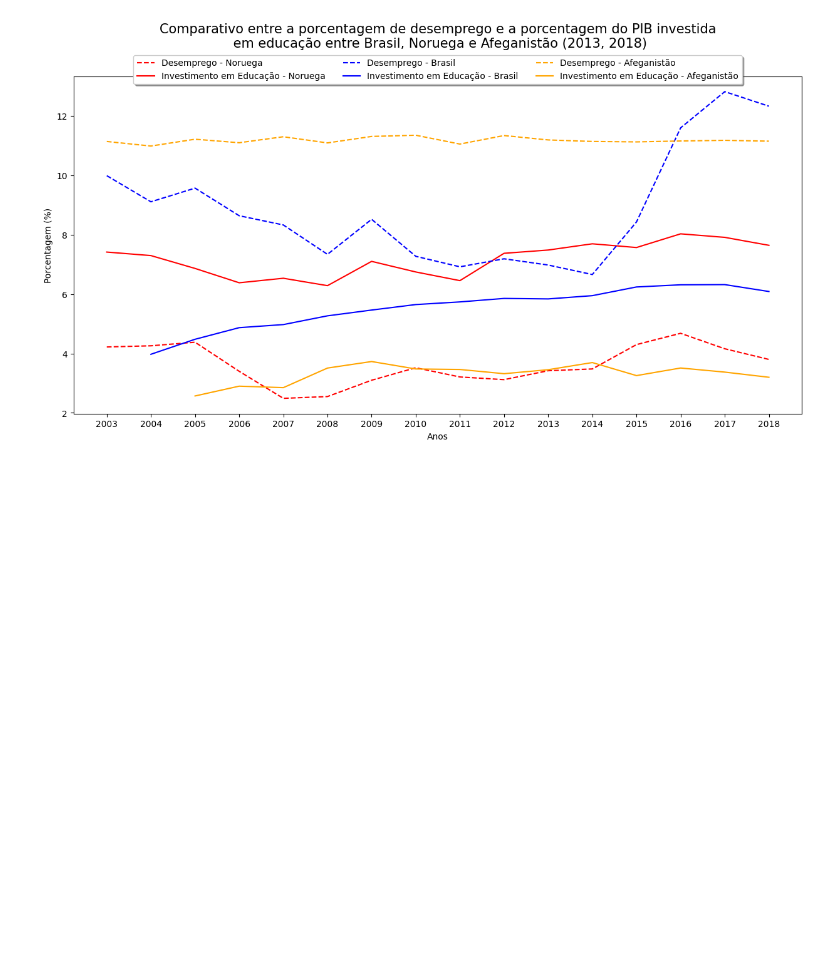
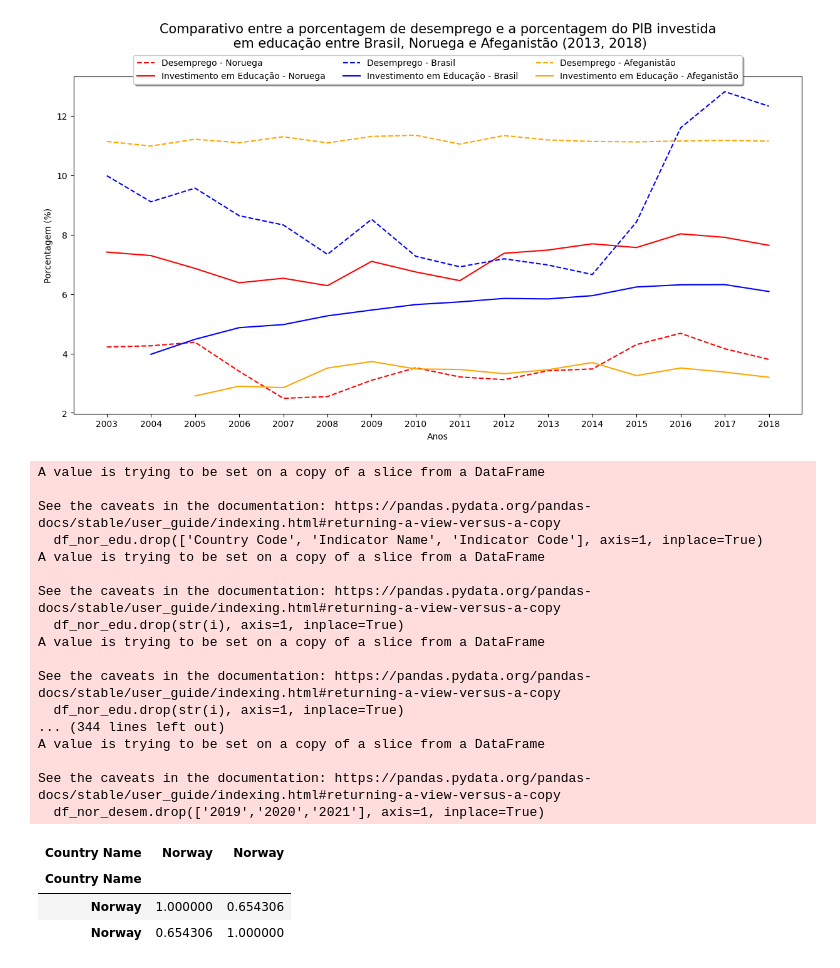
Before and after one commit to alessitomas/c.dadosAPS, a Jupyter notebook: aps2.ipynb, the cells around one changed output. Saved outputs shown, nothing was run; the diff lists cells and outputs as text; code cells hidden in the pictures; blank space fills up the shorter version.

```diff
--- a/aps2.ipynb
+++ b/aps2.ipynb
@@ -86,3 +86,54 @@ plt.xticks(range(2003, 2019))
 plt.show()
 # %% [output]
 [figure]
+# %%
+# norway
+df_nor_edu = df_edu[df_edu['Country Name'] == 'Norway']
+
+df_nor_edu.drop(['Country Code', 'Indicator Name', 'Indicator Code'], axis=1, inplace=True)
+for i in range(1960, 2003):
+    df_nor_edu.drop(str(i), axis=1, inplace=True)
+df_nor_edu.drop(['2019','2020','2021'], axis=1, inplace=True)
+df_nor_edu = df_nor_edu.set_index('Country Name')
+df_nor_edu = df_nor_edu.transpose()
+
+
+
+
+df_nor_desem = df_desem[df_desem['Country Name'] == 'Norway']
+df_nor_desem.drop(['Country Code', 'Indicator Name', 'Indicator Code'], axis=1, inplace=True)
+for i in range(1960, 2003):
+    df_nor_desem.drop(str(i), axis=1, inplace=True)
+df_nor_desem.drop(['2019','2020','2021'], axis=1, inplace=True)
+df_nor_desem = df_nor_desem.set_index('Country Name')
+df_nor_desem = df_nor_desem.transpose()
+df_nor_desem.head()
+
+
+nor_concat = pd.concat((df_nor_desem, df_nor_edu), join='outer', axis=1)
+
+
+
+nor_concat.corr()
+# %% [output]
+A value is trying to be set on a copy of a slice from a DataFrame
+
+See the caveats in the documentation: https://pandas.pydata.org/pandas-docs/stable/user_guide/indexing.html#returning-a-view-versus-a-copy
+  df_nor_edu.drop(['Country Code', 'Indicator Name', 'Indicator Code'], axis=1, inplace=True)
+A value is trying to be set on a copy of a slice from a DataFrame
+
+See the caveats in the documentation: https://pandas.pydata.org/pandas-docs/stable/user_guide/indexing.html#returning-a-view-versus-a-copy
+  df_nor_edu.drop(str(i), axis=1, inplace=True)
+A value is trying to be set on a copy of a slice from a DataFrame
+
+See the caveats in the documentation: https://pandas.pydata.org/pandas-docs/stable/user_guide/indexing.html#returning-a-view-versus-a-copy
+  df_nor_edu.drop(str(i), axis=1, inplace=True)
+... (344 lines left out)
+A value is trying to be set on a copy of a slice from a DataFrame
+
+See the caveats in the documentation: https://pandas.pydata.org/pandas-docs/stable/user_guide/indexing.html#returning-a-view-versus-a-copy
+  df_nor_desem.drop(['2019','2020','2021'], axis=1, inplace=True)
+| Country Name | Norway | Norway |
+| Country Name |  |  |
+| Norway | 1.000000 | 0.654306 |
+| Norway | 0.654306 | 1.000000 |
```
Also changed, not shown: parts of 2 cells of this notebook.
